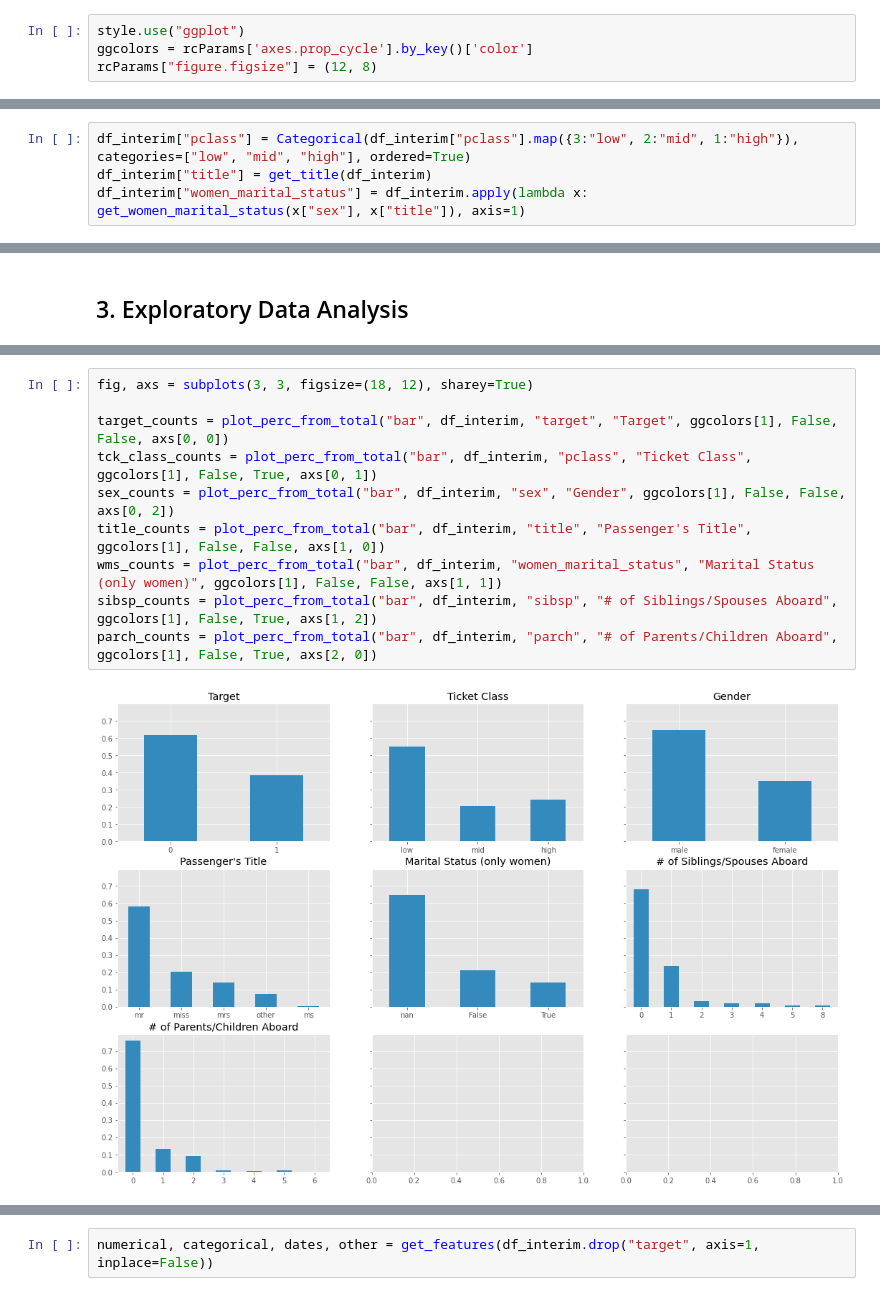
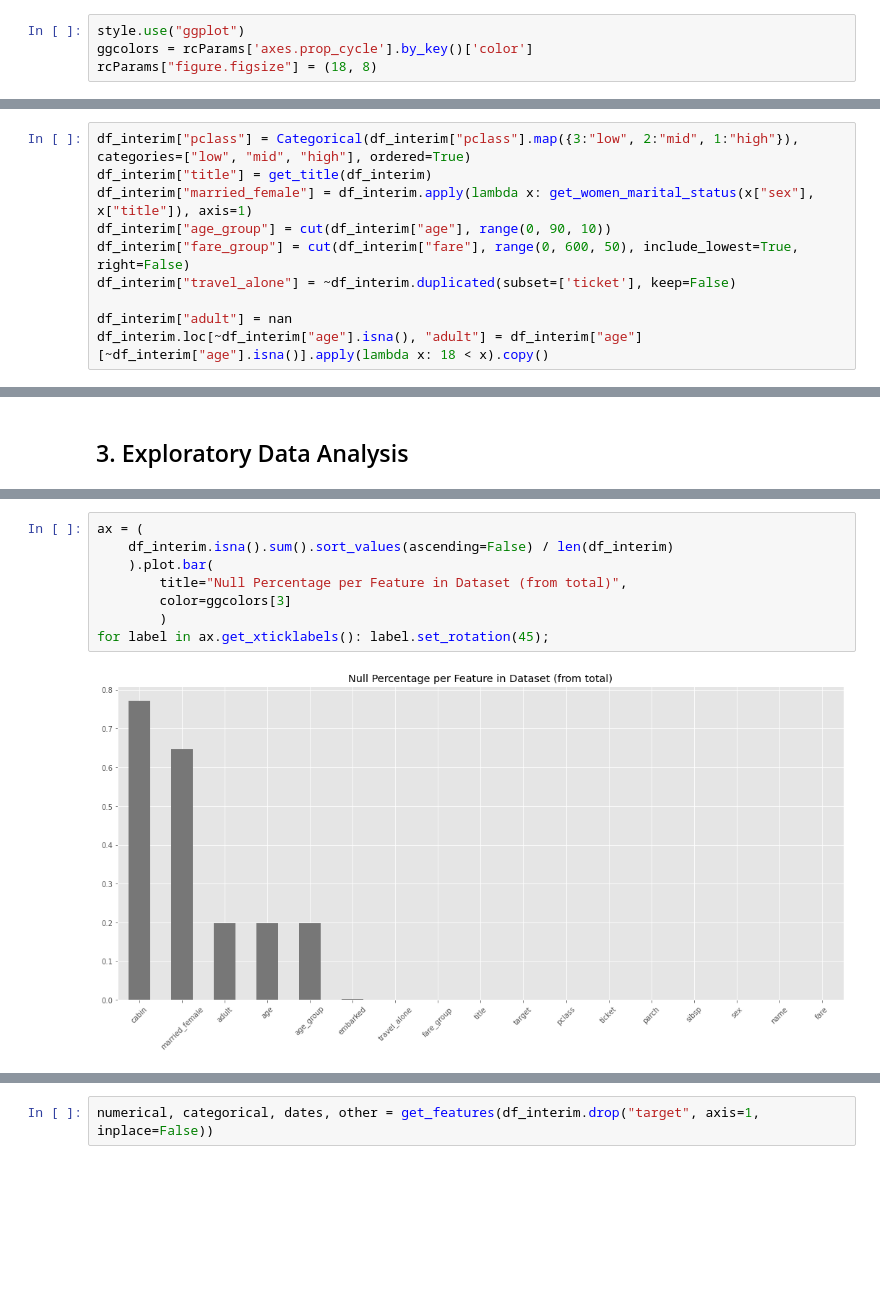
Before and after one commit to donelianc/kaggle, a Jupyter notebook: titanic/notebooks/1.0-ic-get-explore-data.ipynb, the cells around one changed output, grey strips where cells are left out. Cells and saved outputs as stored; diff of their text form; blank space fills up the shorter version.

```diff
--- a/titanic/notebooks/1.0-ic-get-explore-data.ipynb
+++ b/titanic/notebooks/1.0-ic-get-explore-data.ipynb
@@ -6,4 +9,4 @@ from pandas import read_csv, Categorical
 # %%
 style.use("ggplot")
 ggcolors = rcParams['axes.prop_cycle'].by_key()['color']
-rcParams["figure.figsize"] = (12, 8)
+rcParams["figure.figsize"] = (18, 8)
@@ -86,4 +105,10 @@ def get_women_marital_status(gender, title):
 # %%
 df_interim["pclass"] = Categorical(df_interim["pclass"].map({3:"low", 2:"mid", 1:"high"}), categories=["low", "mid", "high"], ordered=True)
 df_interim["title"] = get_title(df_interim)
-df_interim["women_marital_status"] = df_interim.apply(lambda x: get_women_marital_status(x["sex"], x["title"]), axis=1)
+df_interim["married_female"] = df_interim.apply(lambda x: get_women_marital_status(x["sex"], x["title"]), axis=1)
+df_interim["age_group"] = cut(df_interim["age"], range(0, 90, 10))
+df_interim["fare_group"] = cut(df_interim["fare"], range(0, 600, 50), include_lowest=True, right=False)
+df_interim["travel_alone"] = ~df_interim.duplicated(subset=['ticket'], keep=False)
+
+df_interim["adult"] = nan
+df_interim.loc[~df_interim["age"].isna(), "adult"] = df_interim["age"][~df_interim["age"].isna()].apply(lambda x: 18 < x).copy()
@@ -123,12 +127,10 @@ def plot_perc_from_total(kind, df, column, title, color, dropna, sort_index, ax=
-# %%
-fig, axs = subplots(3, 3, figsize=(18, 12), sharey=True)
-
-target_counts = plot_perc_from_total("bar", df_interim, "target", "Target", ggcolors[1], False, False, axs[0, 0])
-tck_class_counts = plot_perc_from_total("bar", df_interim, "pclass", "Ticket Class", ggcolors[1], False, True, axs[0, 1])
-sex_counts = plot_perc_from_total("bar", df_interim, "sex", "Gender", ggcolors[1], False, False, axs[0, 2])
-title_counts = plot_perc_from_total("bar", df_interim, "title", "Passenger's Title", ggcolors[1], False, False, axs[1, 0])
-wms_counts = plot_perc_from_total("bar", df_interim, "women_marital_status", "Marital Status (only women)", ggcolors[1], False, False, axs[1, 1])
-sibsp_counts = plot_perc_from_total("bar", df_interim, "sibsp", "# of Siblings/Spouses Aboard", ggcolors[1], False, True, axs[1, 2])
-parch_counts = plot_perc_from_total("bar", df_interim, "parch", "# of Parents/Children Aboard", ggcolors[1], False, True, axs[2, 0])
-# %% [output]
-[figure, removed]
+# %%
+ax = (
+    df_interim.isna().sum().sort_values(ascending=False) / len(df_interim)
+    ).plot.bar(
+        title="Null Percentage per Feature in Dataset (from total)",
+        color=ggcolors[3]
+        )
+for label in ax.get_xticklabels(): label.set_rotation(45);
+# %% [output]
+[figure, added]
```
Also changed, not shown: parts of 13 cells of this notebook.
